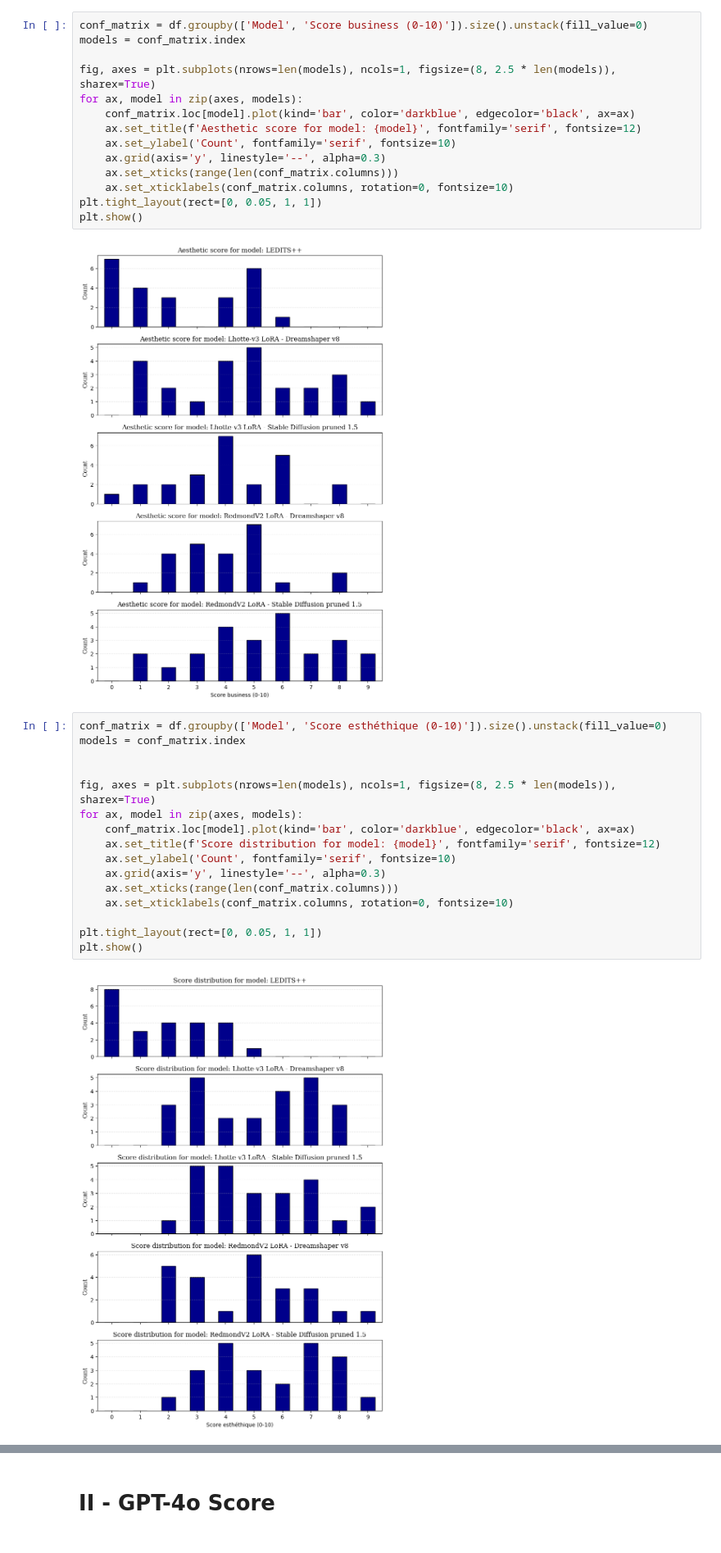
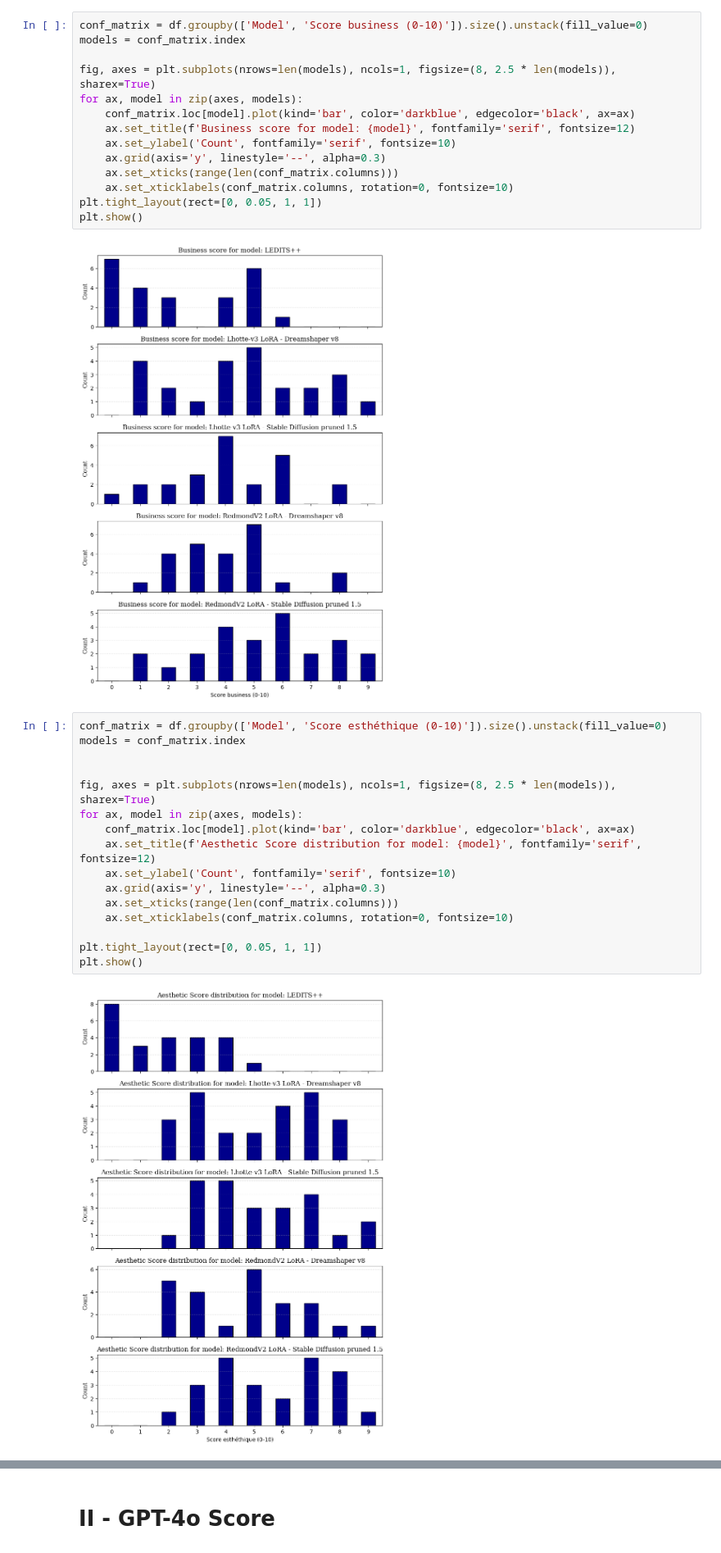
Before and after one commit to louislhotte/seamless-stable-diffusion-cs, a Jupyter notebook: Benchmark/benchmark.ipynb, the cells around one changed output, grey strips where cells are left out. Shown at 82% size. Drawn from its saved outputs; the diff is of its cells as text.

Commit message:
Visualisation complete, wrds fixes

```diff
--- a/Benchmark/benchmark.ipynb
+++ b/Benchmark/benchmark.ipynb
@@ -102,7 +102,7 @@ models = conf_matrix.index
 fig, axes = plt.subplots(nrows=len(models), ncols=1, figsize=(8, 2.5 * len(models)), sharex=True)
 for ax, model in zip(axes, models):
     conf_matrix.loc[model].plot(kind='bar', color='darkblue', edgecolor='black', ax=ax)
-    ax.set_title(f'Aesthetic score for model: {model}', fontfamily='serif', fontsize=12)
+    ax.set_title(f'Business score for model: {model}', fontfamily='serif', fontsize=12)
     ax.set_ylabel('Count', fontfamily='serif', fontsize=10)
     ax.grid(axis='y', linestyle='--', alpha=0.3)
     ax.set_xticks(range(len(conf_matrix.columns)))
@@ -114,21 +114,21 @@ plt.show()
 # %%
 conf_matrix = df.groupby(['Model', 'Score esthéthique (0-10)']).size().unstack(fill_value=0)
 models = conf_matrix.index
 
 
 fig, axes = plt.subplots(nrows=len(models), ncols=1, figsize=(8, 2.5 * len(models)), sharex=True)
 for ax, model in zip(axes, models):
     conf_matrix.loc[model].plot(kind='bar', color='darkblue', edgecolor='black', ax=ax)
-    ax.set_title(f'Score distribution for model: {model}', fontfamily='serif', fontsize=12)
+    ax.set_title(f'Aesthetic Score distribution for model: {model}', fontfamily='serif', fontsize=12)
     ax.set_ylabel('Count', fontfamily='serif', fontsize=10)
     ax.grid(axis='y', linestyle='--', alpha=0.3)
     ax.set_xticks(range(len(conf_matrix.columns)))
     ax.set_xticklabels(conf_matrix.columns, rotation=0, fontsize=10)
 
 plt.tight_layout(rect=[0, 0.05, 1, 1])
 plt.show()
 # %% [output]
-[figure, old version]
+[figure, new version]
 # %%
 conf_matrix = df.groupby(['Model', 'Score business (0-10)']).size().unstack(fill_value=0)
 
```
